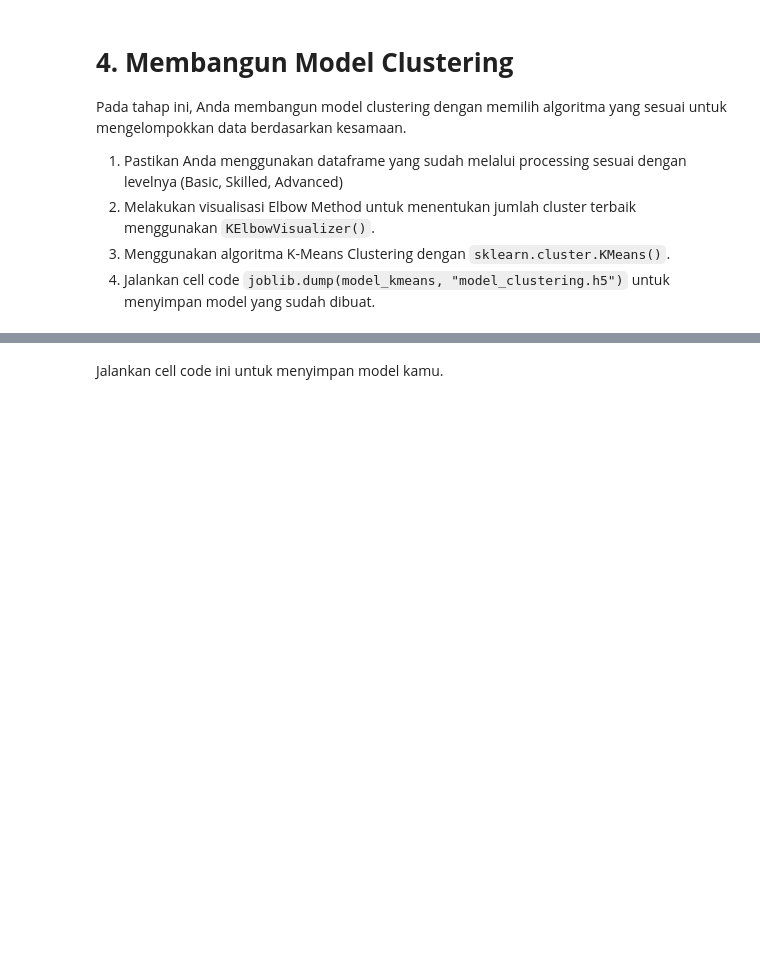
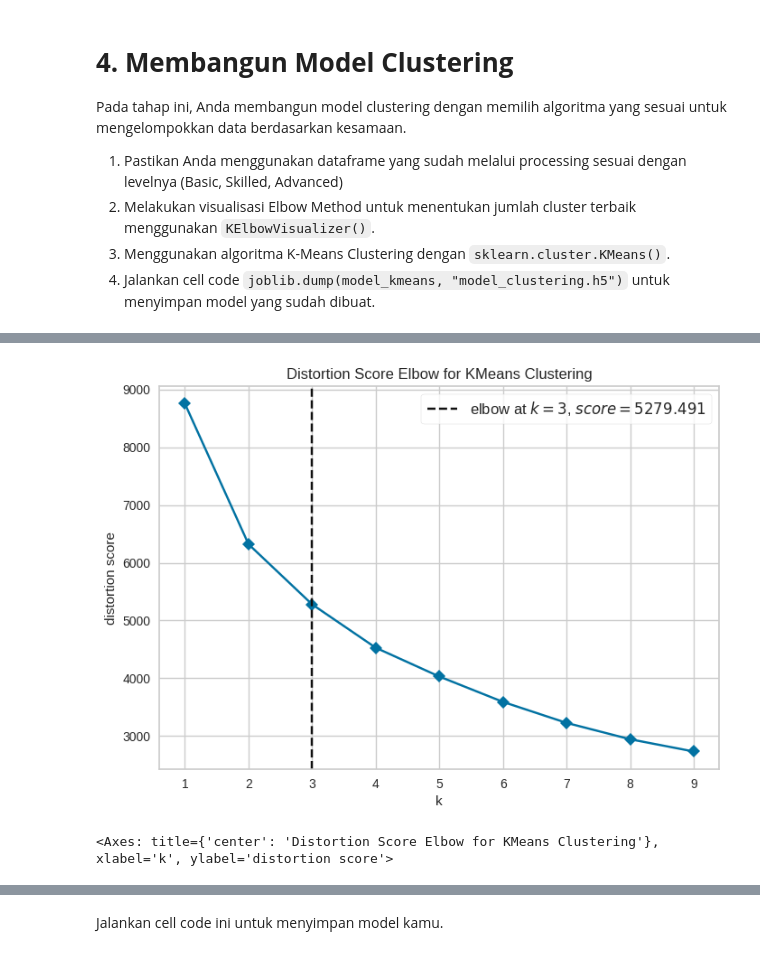
Before and after one commit to Hijaan/Dicoding_HIjaan, a Jupyter notebook: [Clustering]_Submission_Akhir_BMLP_Hasbi.ipynb, the cells around one changed output, grey strips where cells are left out. Cells and saved outputs as stored; diff of their text form; code cells hidden in the pictures; blank space fills up the shorter version.

```diff
--- a/[Clustering]_Submission_Akhir_BMLP_Hasbi.ipynb
+++ b/[Clustering]_Submission_Akhir_BMLP_Hasbi.ipynb
@@ -299,13 +297,13 @@ IQR = Q3 - Q1
 outlier_condition = ((numerical_df_raw < (Q1 - 1.5 * IQR)) | (numerical_df_raw > (Q3 + 1.5 * IQR))).any(axis=1)
 
 # Filter df_raw dari outlier kemudian dibuat copynya
-df_clean = df_raw[~outlier_condition].copy()
+df_clean_num = df_raw[~outlier_condition].copy()
 
 # menampilkan perbandingan jumlah data sbeelum dihapus outliernya dan sesudah dihapus outliernya
 print(f"Shape before outlier removal: {df_raw.shape}")
-print(f"Shape after outlier removal: {df_clean.shape}")
+print(f"Shape after outlier removal: {df_clean_num.shape}")
 
-display(df_clean.head())
+display(df_clean_num.head())
 # %% [output]
 Shape before outlier removal: (2396, 5)
 Shape after outlier removal: (2181, 5)
@@ -320,21 +320,21 @@ Shape after outlier removal: (2181, 5)
 # Menentukan umur berdasarkan karakteristik data dari
 age_bins = [0, 25, 40, 100]
 age_labels = ['Remaja', 'Dewasa', 'Lanjut Usia']
-df_clean['CustomerAge_binned'] = pd.cut(df_clean['CustomerAge'], bins=age_bins, labels=age_labels, right=False)
+df_clean_num['CustomerAge_binned'] = pd.cut(df_clean_num['CustomerAge'], bins=age_bins, labels=age_labels, right=False)
 
 # Melakukan binning pada fitur 'TransactionAmount'
 amount_bins = [0, 100, 500, 1000, 2000]
 amount_labels = ['Rendah', 'Menengah ', 'Tinggi', 'Sangat Tinggi']
-df_clean['TransactionAmount_binned'] = pd.cut(df_clean['TransactionAmount'], bins=amount_bins, labels=amount_labels, right=False)
+df_clean_num['TransactionAmount_binned'] = pd.cut(df_clean_num['TransactionAmount'], bins=amount_bins, labels=amount_labels, right=False)
 
 # Melakukan encoding hasil binning menggunakan LabelEncoder
 label = LabelEncoder()
-df_clean['CustomerAge_binned'] = label.fit_transform(df_clean['CustomerAge_binned'])
-df_clean['TransactionAmount_binned'] = label.fit_transform(df_clean['TransactionAmount_binned'])
+df_clean_num['CustomerAge_binned'] = label.fit_transform(df_clean_num['CustomerAge_binned'])
+df_clean_num['TransactionAmount_binned'] = label.fit_transform(df_clean_num['TransactionAmount_binned'])
 
 # Menampilkan 5 baris teratas dengan kolom baru
 print("Hasil Binning dan Encoding:")
-display(df_clean[['CustomerAge', 'CustomerAge_binned',
+display(df_clean_num[['CustomerAge', 'CustomerAge_binned',
                   'TransactionAmount', 'TransactionAmount_binned']])
 # %% [output]
 Hasil Binning dan Encoding:
@@ -367,12 +377,15 @@ df_clean.describe()
 # %%
 # Melakukan visualisasi Elbow Method menggunakan KElbowVisualizer()
 # Handle missing values in numerical_df before fitting
-numerical_df_cleaned = df_clean.select_dtypes(include=['float64', 'int64'])
+numerical_df_cleaned = df_clean_num.select_dtypes(include=['float64', 'int64'])
 
 kmeans = KMeans(random_state=42, n_init=10) # Added random_state for reproducibility and n_init for clarity
 visualizer = KElbowVisualizer(kmeans, k=(1,10), timings=False)
 visualizer.fit(numerical_df_cleaned)
 visualizer.show()
+# %% [output]
+[figure, added]
+<Axes: title={'center': 'Distortion Score Elbow for KMeans Clustering'}, xlabel='k', ylabel='distortion score'>
 # %%
 # Menggunakan algoritma K-Means Clustering
 k = 3
```
Also changed, not shown: parts of 20 cells of this notebook.
